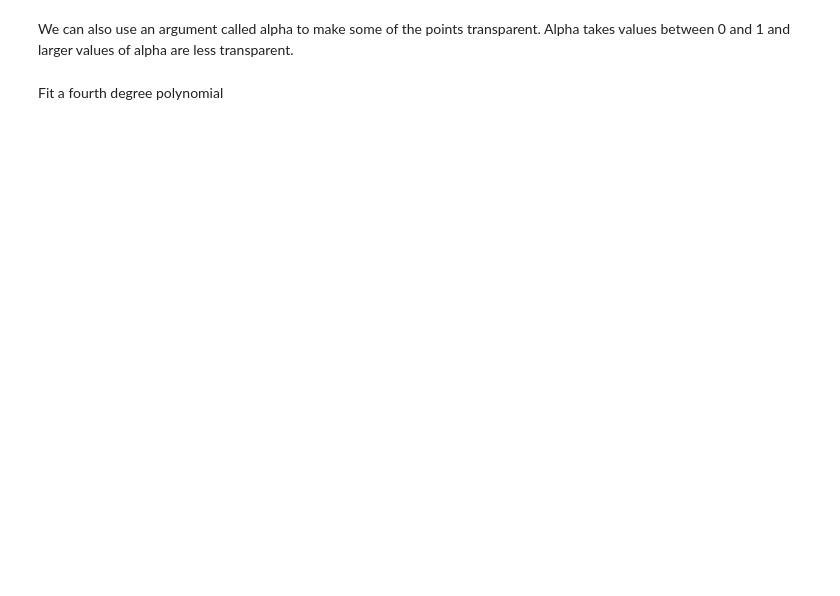
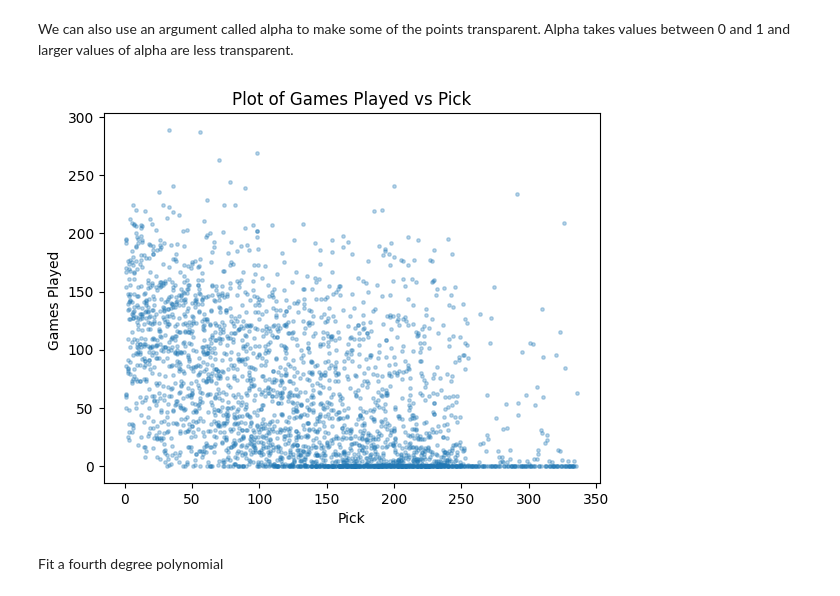
Before and after one commit to schuckers/DTSC2301, a Jupyter notebook: Code/PolySplineRegression.ipynb, the cells around one changed output. Saved outputs shown, nothing was run; the diff lists cells and outputs as text; code cells hidden in the pictures; blank space fills up the shorter version.

```diff
--- a/Code/PolySplineRegression.ipynb
+++ b/Code/PolySplineRegression.ipynb
@@ -398,5 +429,16 @@ The default size for the points is large, so let's make that smaller. This plot
 # %% [markdown]
 We can also use an argument called alpha to make some of the points transparent.  Alpha takes
 values between 0 and 1 and larger values of alpha are less transparent.
+# %%
+
+plt.scatter(nfl['Pick  '],  nfl['G  '], s=6,alpha=0.3)
+plt.xlabel('Pick')
+plt.ylabel('Games Played ')
+plt.title('Plot of Games Played vs Pick')
+# Add labels and title
+
+plt.show()
+# %% [output]
+[figure, added]
 # %% [markdown]
 Fit a fourth degree polynomial
```
Also changed, not shown: parts of 14 cells of this notebook.
